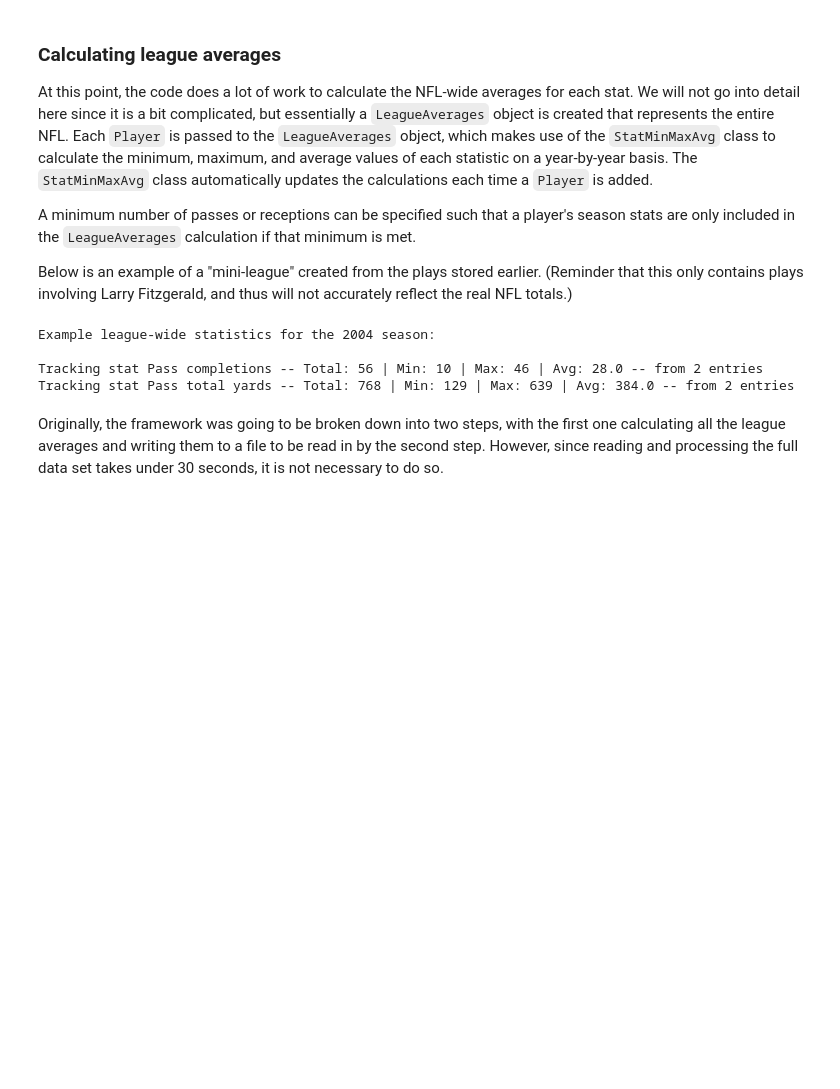
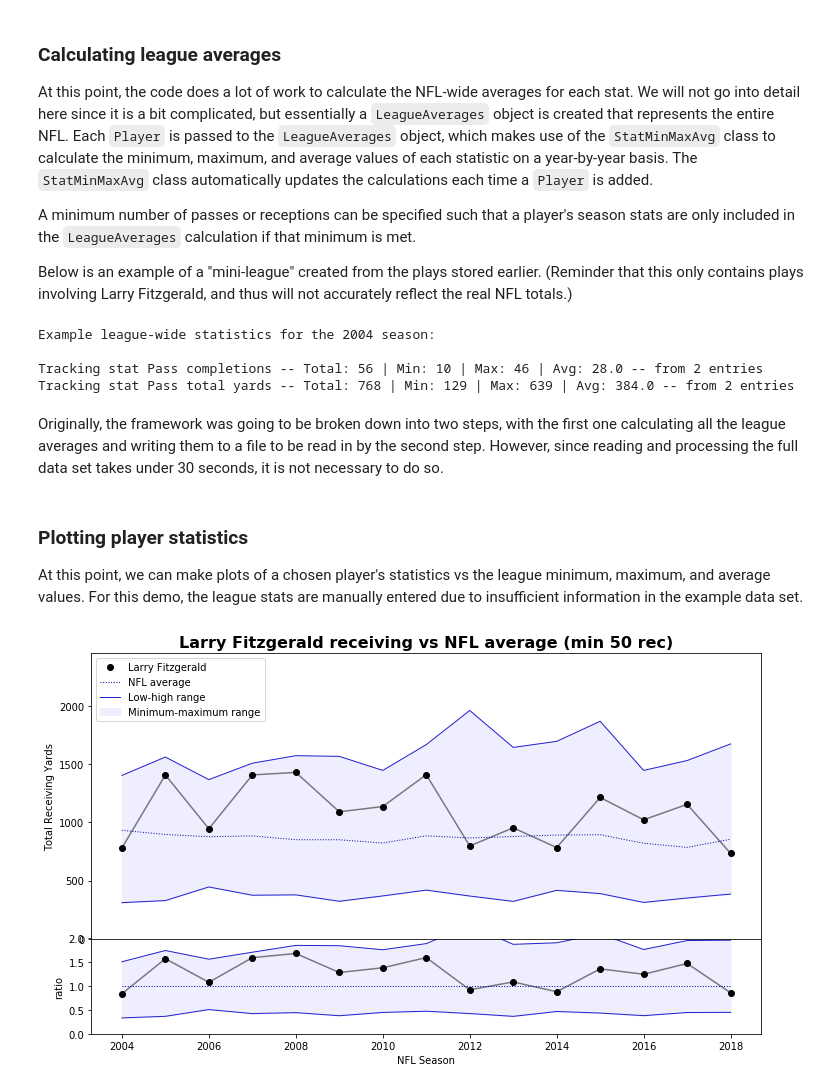
Before and after one commit to wdiclemente/NFL_Project, a Jupyter notebook: jupyter/NFLProject.ipynb, the cells around one changed output. Saved outputs shown, nothing was run; the diff lists cells and outputs as text; code cells hidden in the pictures; blank space fills up the shorter version.

```diff
--- a/jupyter/NFLProject.ipynb
+++ b/jupyter/NFLProject.ipynb
@@ -169,3 +169,79 @@ Tracking stat Pass completions -- Total: 56 | Min: 10 | Max: 46 | Avg: 28.0 -- f
 Tracking stat Pass total yards -- Total: 768 | Min: 129 | Max: 639 | Avg: 384.0 -- from 2 entries
 # %% [markdown]
 Originally, the framework was going to be broken down into two steps, with the first one calculating all the league averages and writing them to a file to be read in by the second step.  However, since reading and processing the full data set takes under 30 seconds, it is not necessary to do so.
+# %% [markdown]
+### Plotting player statistics
+At this point, we can make plots of a chosen player's statistics vs the league minimum, maximum, and average values.  For this demo, the league stats are manually entered due to insufficient information in the example data set.
+# %%
+# set up plots
+figure = plt.figure(figsize=(12,7))
+grid   = plt.GridSpec(8,1,hspace=0)
+
+main_plot  = figure.add_subplot(grid[:6,:],xticklabels=[])
+ratio_plot = figure.add_subplot(grid[6:,:])
+
+# get player of interest
+this_player  = players[2506106]
+player_stats = this_player.get_calculated_stat('rec_total_yards')
+player_years = this_player.seasons
+
+# clean player stats -- fill in missing years
+clean_stats  = []
+years        = range(2004,2019)
+
+for year in years:
+    if year not in player_years:
+        clean_stats.append(np.NaN)
+    else:
+        clean_stats.append(player_stats[player_years.index(year)])
+
+# league stats
+average = [932.4642857142857, 896.9824561403509, 877.4590163934427, 884.5820895522388, 851.5757575757576, 851.3478260869565, 823.2941176470588, 885.0972222222222, 866.6, 879.4533333333334, 891.7307692307693, 894.8082191780821, 821.3258426966293, 785.8815789473684, 855.6216216216217]
+minimum = [310, 328, 445, 374, 377, 322, 368, 418, 367, 321, 416, 388, 312, 350, 384]
+maximum = [1405, 1563, 1369, 1510, 1575, 1569, 1448, 1670, 1964, 1646, 1698, 1871, 1448, 1533, 1676]
+
+# get ratio stats
+r_clean_stats = divide_lists(clean_stats,average)
+r_average = divide_lists(average,average)
+r_minimum = divide_lists(minimum,average)
+r_maximum = divide_lists(maximum,average)
+
+#--------------
+# MAIN PLOT
+#--------------
+# player of interest's stats
+main_plot.plot(years,clean_stats, color='#010101', linestyle='', marker='o', linewidth=1.5, label="Larry Fitzgerald")
+main_plot.plot(years,clean_stats, color='#010101', linestyle='-', linewidth=1.5, alpha=0.5)
+# nfl average
+main_plot.plot(years,average, color='#000099', linestyle=':', linewidth=1, label="NFL average")
+# nfl min/max and fill the area in between
+main_plot.plot(years,minimum, color='#2222CC', linestyle='-', linewidth=1, label="Low-high range")
+main_plot.plot(years,maximum, color='#2222CC', linestyle='-', linewidth=1, label="_noLabel")
+main_plot.fill_between(years,minimum,maximum,color='#EEEEFF', label="Minimum-maximum range")
+
+#--------------
+# RATIO PLOT
+#--------------
+# player of interest's stats
+ratio_plot.plot(years,r_clean_stats, color='#010101', marker='o', linestyle='', linewidth=1.5)
+ratio_plot.plot(years,r_clean_stats, color='#010101', linestyle='-', linewidth=1.5, alpha=0.5)
+# nfl average
+ratio_plot.plot(years,r_average, color='#000099', linestyle=':', linewidth=1)
+# nfl min/max and fill the area in between
+ratio_plot.plot(years,r_minimum, color='#2222CC', linestyle='-', linewidth=1)
+ratio_plot.plot(years,r_maximum, color='#2222CC', linestyle='-', linewidth=1)
+ratio_plot.fill_between(years,r_minimum,r_maximum,color='#EEEEFF')
+
+# labels and stuff
+ratio_plot.set_ylim(0,1.99)
+ratio_plot.set_xlabel("NFL Season")
+ratio_plot.set_ylabel("ratio")
+
+main_plot.set_ylim(0.1,main_plot.get_ylim()[1]*1.2)
+main_plot.set_ylabel("Total Receiving Yards")
+main_plot.set_title("Larry Fitzgerald receiving vs NFL average (min 50 rec)", fontsize=16, fontweight='bold')
+main_plot.legend(loc='upper left')
+
+plt.show()
+# %% [output]
+[figure, added]
```
Also changed, not shown: parts of 3 cells of this notebook, 6 other files.
